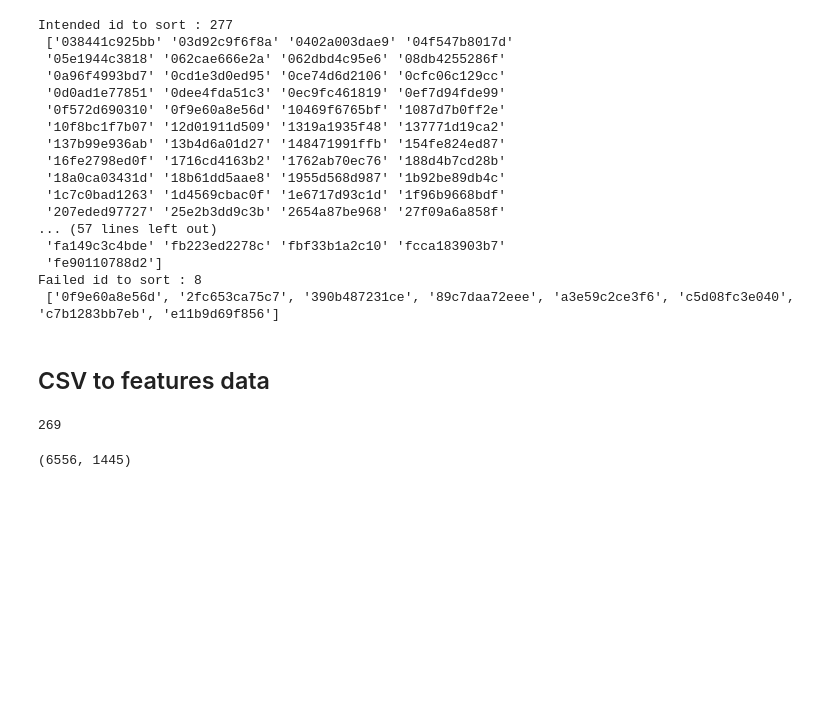
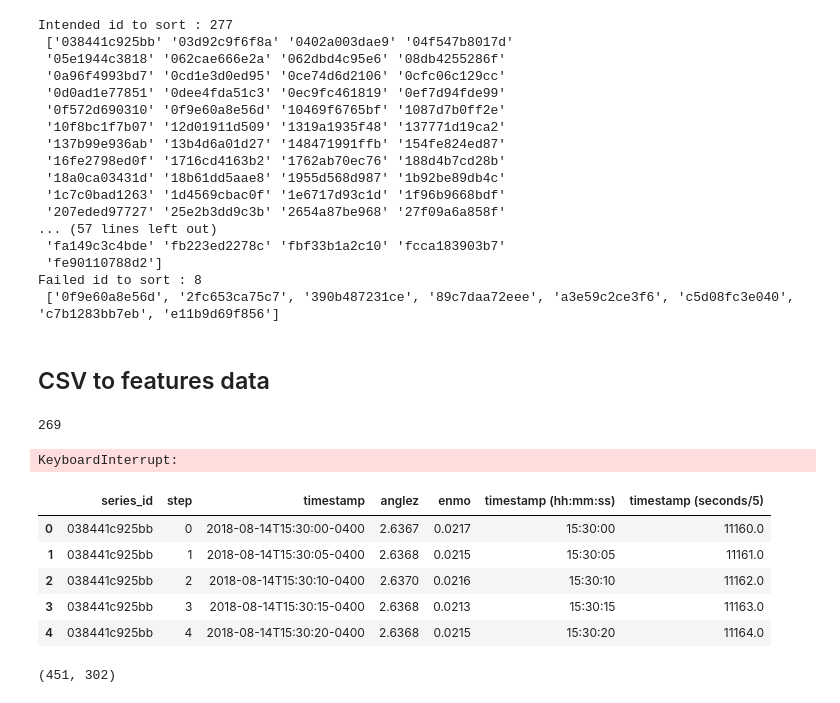
Before and after one commit to Nayel-Blidi/Kaggle, a Jupyter notebook: dataHandler.ipynb, the cells around one changed output. Cells and saved outputs as stored; diff of their text form; code cells hidden in the pictures; blank space fills up the shorter version.

Commit message:
offset option & test_series parquet loader

```diff
--- a/dataHandler.ipynb
+++ b/dataHandler.ipynb
@@ -278,13 +278,13 @@ print(len(csv_list))
 269
 # %%
 df_train_events = pd.read_csv(current_folder_path + "/train_events_updated.csv").dropna()
-
+offset=75
 
 df_features = pd.DataFrame([], columns=["anglez", "enmo"])
 df_targets = pd.DataFrame([], columns=["event"])
 columns = df_features.columns
 
-array = np.zeros((1, 1 + 721*2 + 2))
+array = np.zeros((1, 1 + (offset*4+2) + 2))
 for serie_id in tqdm(csv_list):
 
     # Dataframe containing all the event data
@@ -298,7 +298,7 @@ for serie_id in tqdm(csv_list):
 
     for step in df_steps.values:
         # Only the data within 30min of an event is gathered
-        sample_data = df_samples[df_samples["step"].between(step[0]-360, step[0]+360)]
+        sample_data = df_samples[df_samples["step"].between(step[0]-offset, step[0]+offset)]
 
         # The index time-wise of the event
         event_data = df_indexes[df_indexes["step"] == step[0]]
@@ -311,15 +311,75 @@ for serie_id in tqdm(csv_list):
         event = event_data["event"].to_numpy()
 
         # The array shape is 1 + 721*2 + 1 + 1 = 1445
-        array_step = np.array([np.concatenate((step, anglez.T, enmo.T, timestamp, event))])
+        array_step = np.array([np.concatenate((step, anglez.T, enmo.T, timestamp, event), axis=0)])
+
         #print(array_step.shape, array.shape)
         try:
             array = np.concatenate((array, array_step), axis=0)
         except:
             continue
 
-np.save(f"{current_folder_path}/data.npy", array)
+np.save(f"{current_folder_path}/training_data/data_{offset}.npy", array[1:, :])
 
 print(array.shape)
 # %% [output]
-(6556, 1445)
+KeyboardInterrupt:
+# %%
+import matplotlib.pyplot as plt
+
+df_test_series = pd.read_parquet(f"{current_folder_path}/test_series.parquet")
+
+series_id = pd.unique(df_test_series["series_id"])
+df_train_events_timestamp_extension = pd.DataFrame(columns=["timestamp (hh:mm:ss)", "timestamp (seconds/5)"])
+for serie_id in series_id:
+    df_samples = df_test_series[df_test_series["series_id"] == serie_id]
+
+    df_day_time = pd.DataFrame([datetime.strptime(t, "%Y-%m-%dT%H:%M:%S%z").time()
+                                for t in df_samples["timestamp"].values],
+                               columns=["timestamp (hh:mm:ss)"])
+
+    midnight = datetime.combine(datetime.today(), time(0, 0, 0))
+    df_day_time["timestamp (seconds/5)"] = pd.DataFrame([(datetime.combine(datetime.today(), t) - midnight).total_seconds()//5
+                                                       for t in df_day_time["timestamp (hh:mm:ss)"].values])
+
+    df_train_events_timestamp_extension = pd.concat([df_train_events_timestamp_extension, df_day_time],
+                                                    ignore_index=True)
+
+# Concatenating the two new seconds columns to the train_events dataframe
+df_test_series = pd.concat([df_test_series, df_train_events_timestamp_extension], axis=1)
+display(df_test_series.head())
+
+array = np.zeros((1, 1 + 150*2 + 1))
+for serie_id in tqdm(series_id):
+
+    df_steps = df_test_series[df_test_series["series_id"] == serie_id]["step"]
+
+    for step in df_steps:
+        # Only the data within 30min of an event is gathered
+        #sample_data = df_samples[df_samples["step"].between(step[0]-360, step[0]+360)]
+        sample_data = df_samples
+
+        # Data is converted as a flattened array
+        anglez = sample_data["anglez"].to_numpy()
+        enmo = sample_data["enmo"].to_numpy()
+        timestamp = event_data["timestamp (seconds/5)"].to_numpy()
+
+        # The array shape is 1 + 721*2 + 1 = 1444
+        array_step = np.array([np.concatenate((np.array([step]), anglez, enmo, timestamp))])
+        #print(array_step.shape, array.shape)
+        array = np.concatenate((array, array_step), axis=0)
+        try:
+            None
+        except:
+            continue
+
+np.save(f"{current_folder_path}/submission.npy", array[1:, :])
+print(array.shape)
+# %% [output]
+|  | series_id | step | timestamp | anglez | enmo | timestamp (hh:mm:ss) | timestamp (seconds/5) |
+| 0 | 038441c925bb | 0 | 2018-08-14T15:30:00-0400 | 2.6367 | 0.0217 | 15:30:00 | 11160.0 |
+| 1 | 038441c925bb | 1 | 2018-08-14T15:30:05-0400 | 2.6368 | 0.0215 | 15:30:05 | 11161.0 |
+| 2 | 038441c925bb | 2 | 2018-08-14T15:30:10-0400 | 2.6370 | 0.0216 | 15:30:10 | 11162.0 |
+| 3 | 038441c925bb | 3 | 2018-08-14T15:30:15-0400 | 2.6368 | 0.0213 | 15:30:15 | 11163.0 |
+| 4 | 038441c925bb | 4 | 2018-08-14T15:30:20-0400 | 2.6368 | 0.0215 | 15:30:20 | 11164.0 |
+(451, 302)
```
